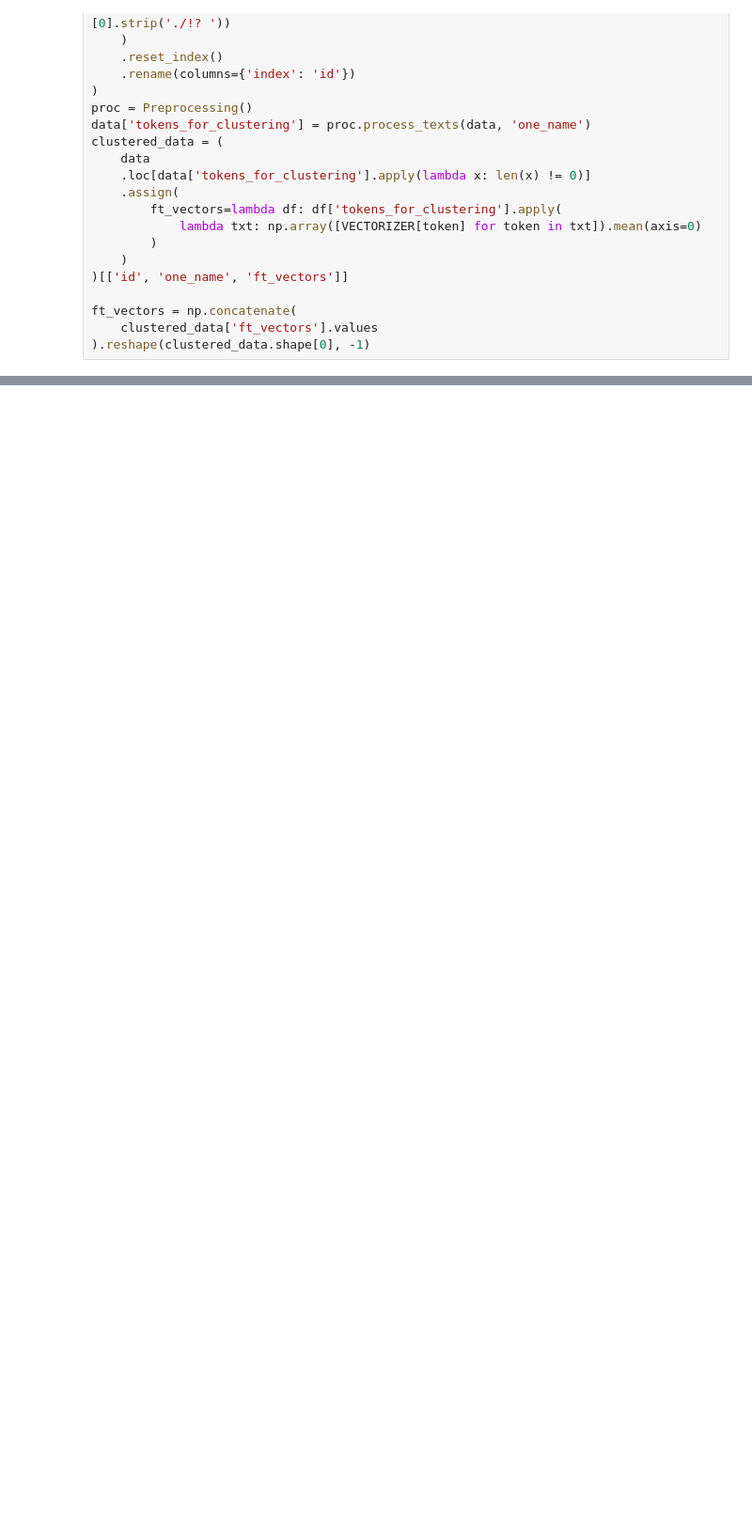
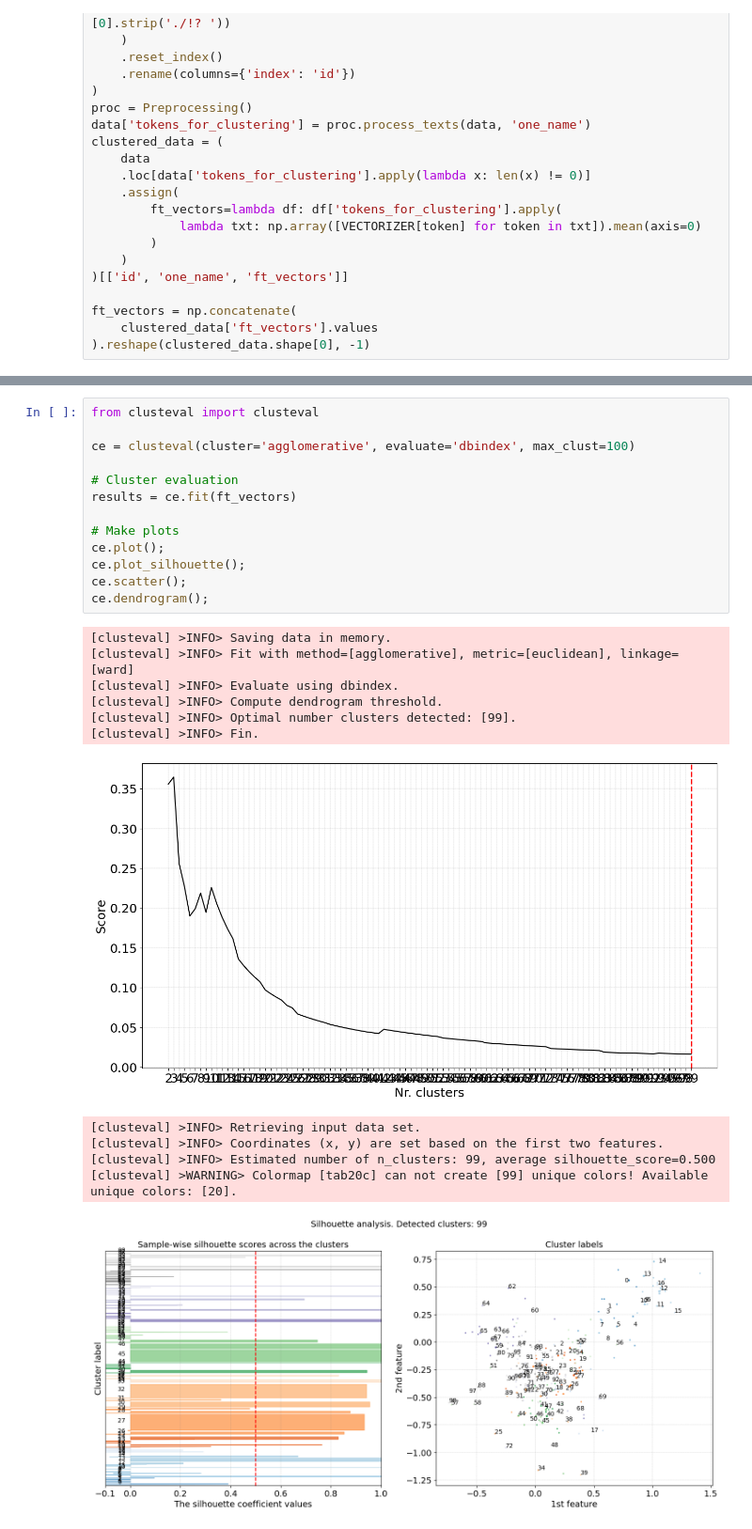
Before and after one commit to vlade89/agrohack2023, a Jupyter notebook: jupyter_nb/experiments.ipynb, the cells around one changed output, grey strips where cells are left out. Shown: that part at 94% size. Cells and saved outputs as stored; diff of their text form; blank space fills up the shorter version.

```diff
--- a/jupyter_nb/experiments.ipynb
+++ b/jupyter_nb/experiments.ipynb
@@ -119,0 +140,26 @@ get_scores(ALGORITHMS, ft_vectors)
+# %%
+from clusteval import clusteval
+
+ce = clusteval(cluster='agglomerative', evaluate='dbindex', max_clust=100)
+
+# Cluster evaluation
+results = ce.fit(ft_vectors)
+
+# Make plots
+ce.plot();
+ce.plot_silhouette();
+ce.scatter();
+ce.dendrogram();
+# %% [output]
+[clusteval] >INFO> Saving data in memory.
+[clusteval] >INFO> Fit with method=[agglomerative], metric=[euclidean], linkage=[ward]
+[clusteval] >INFO> Evaluate using dbindex.
+[clusteval] >INFO> Compute dendrogram threshold.
+[clusteval] >INFO> Optimal number clusters detected: [99].
+[clusteval] >INFO> Fin.
+[figure, added]
+[clusteval] >INFO> Retrieving input data set.
+[clusteval] >INFO> Coordinates (x, y) are set based on the first two features.
+[clusteval] >INFO> Estimated number of n_clusters: 99, average silhouette_score=0.500
+[clusteval] >WARNING> Colormap [tab20c] can not create [99] unique colors! Available unique colors: [20].
+[figure, added]
```
Also changed, not shown: parts of 8 cells of this notebook, 1 other file.
